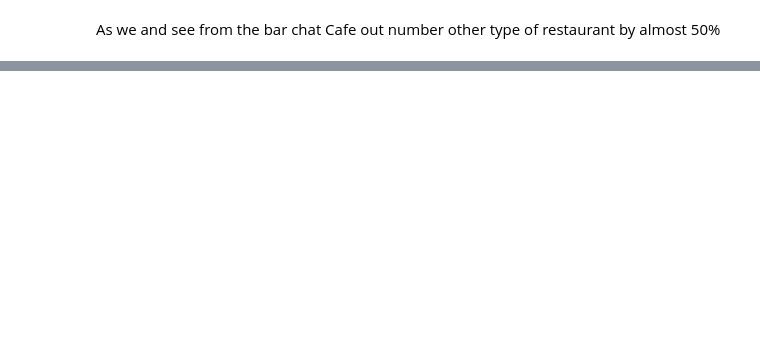
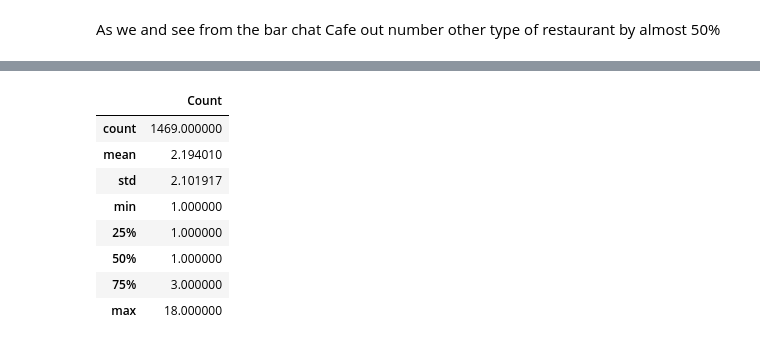
Before and after one commit to willokans/Coursera_Capstone, a Jupyter notebook: Part II - Restaurants in London.ipynb, the cells around one changed output, grey strips where cells are left out. Cells and saved outputs as stored; diff of their text form; code cells hidden in the pictures; blank space fills up the shorter version.

```diff
--- a/Part II - Restaurants in London.ipynb
+++ b/Part II - Restaurants in London.ipynb
@@ -480,0 +503,12 @@ SyntaxError: unexpected EOF while parsing (<ipython-input-96-5127bccff080>, line
+# %%
+borough_rest_type_count.describe()
+# %% [output]
+|  | Count |
+| count | 1469.000000 |
+| mean | 2.194010 |
+| std | 2.101917 |
+| min | 1.000000 |
+| 25% | 1.000000 |
+| 50% | 1.000000 |
+| 75% | 3.000000 |
+| max | 18.000000 |
```
Also changed, not shown: parts of 12 cells of this notebook.
